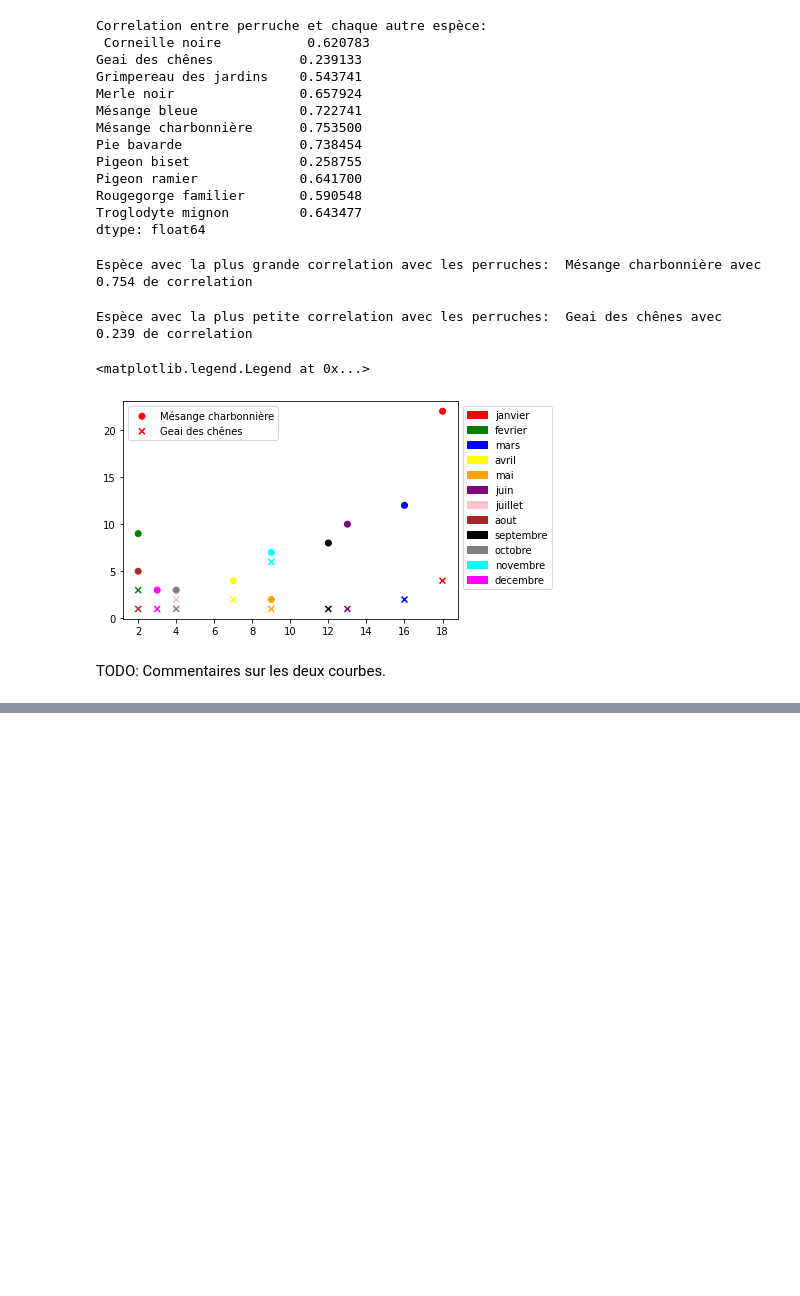
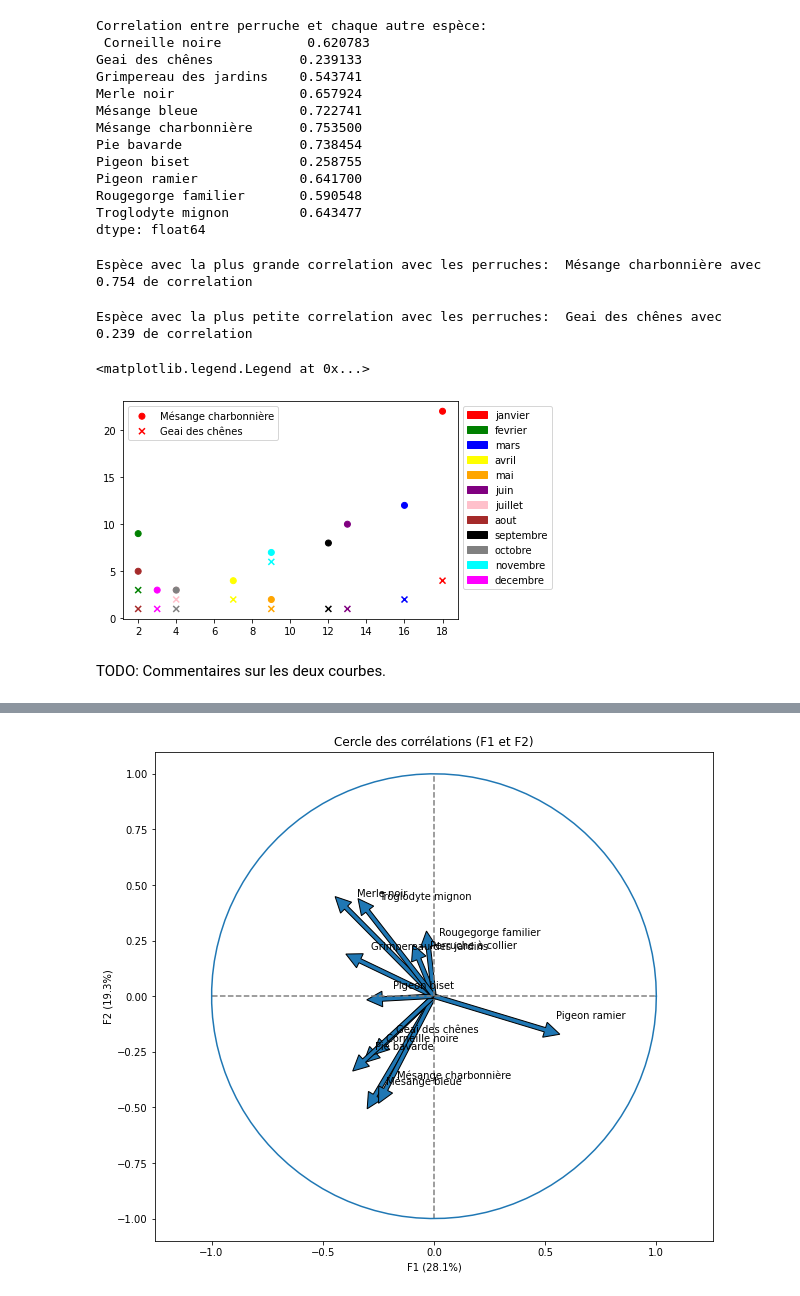
Before and after one commit to hadouin/data-science-isep, a Jupyter notebook: main.ipynb, the cells around one changed output, grey strips where cells are left out. Drawn from its saved outputs; the diff is of its cells as text; code cells hidden in the pictures; blank space fills up the shorter version.

```diff
--- a/main.ipynb
+++ b/main.ipynb
@@ -316,0 +348,57 @@ plt.show()
+# %%
+x, y = 0,1
+
+def correlation_graph(pca,x_y,features) :
+    """Affiche le graphe des correlations
+
+    Positional arguments :
+    -----------------------------------
+    pca : sklearn.decomposition.PCA : notre objet PCA qui a été fit
+    x_y : list ou tuple : le couple x,y des plans à afficher, exemple [0,1] pour F1, F2
+    features : list ou tuple : la liste des features (ie des dimensions) à représenter
+    """
+
+    # Extrait x et y
+    x,y=x_y
+
+    # Taille de l'image (en inches)
+    fig, ax = plt.subplots(figsize=(10, 9))
+
+    # Pour chaque composante :
+    for i in range(0, pca.components_.shape[1]):
+
+        # Les flèches
+        ax.arrow(0,0,
+                pca.components_[x, i],
+                pca.components_[y, i],
+                head_width=0.07,
+                head_length=0.07,
+                width=0.02, )
+
+        # Les labels
+        plt.text(pca.components_[x, i] + 0.05,
+                pca.components_[y, i] + 0.05,
+                features[i])
+
+    # Affichage des lignes horizontales et verticales
+    plt.plot([-1, 1], [0, 0], color='grey', ls='--')
+    plt.plot([0, 0], [-1, 1], color='grey', ls='--')
+
+    # Nom des axes, avec le pourcentage d'inertie expliqué
+    plt.xlabel('F{} ({}%)'.format(x+1, round(100*pca.explained_variance_ratio_[x],1)))
+    plt.ylabel('F{} ({}%)'.format(y+1, round(100*pca.explained_variance_ratio_[y],1)))
+
+    # J'ai copié collé le code sans le lire
+    plt.title("Cercle des corrélations (F{} et F{})".format(x+1, y+1))
+
+    # Le cercle
+    an = np.linspace(0, 2 * np.pi, 100)
+    plt.plot(np.cos(an), np.sin(an))  # Add a unit circle for scale
+
+    # Axes et display
+    plt.axis('equal')
+    plt.show(block=False)
+
+correlation_graph(pca,[0,1],data_sans_zeros_sans_mois.columns)
+# %% [output]
+[figure, added]
```
Also changed, not shown: parts of 9 cells of this notebook.
